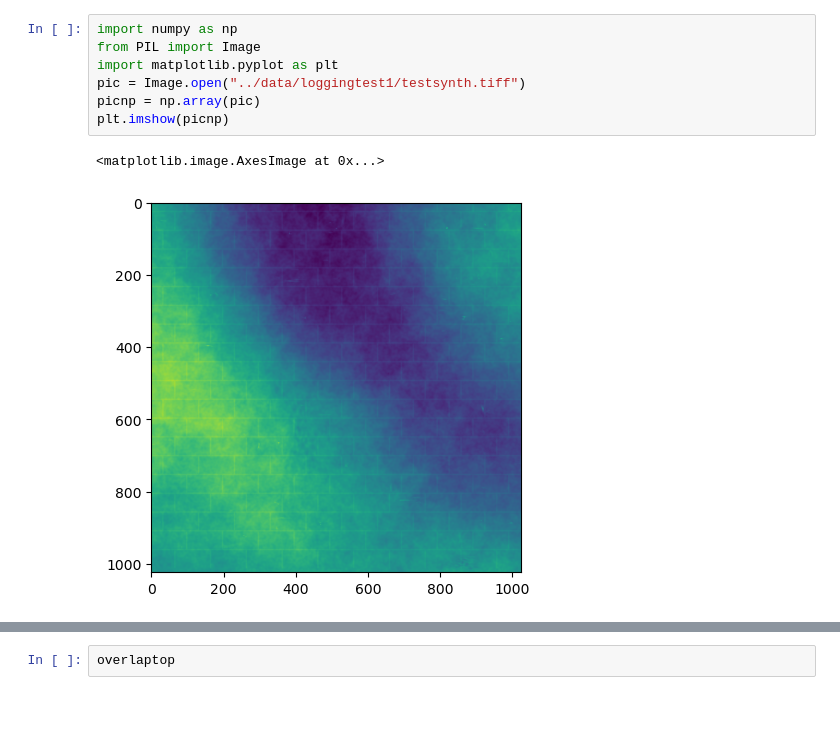
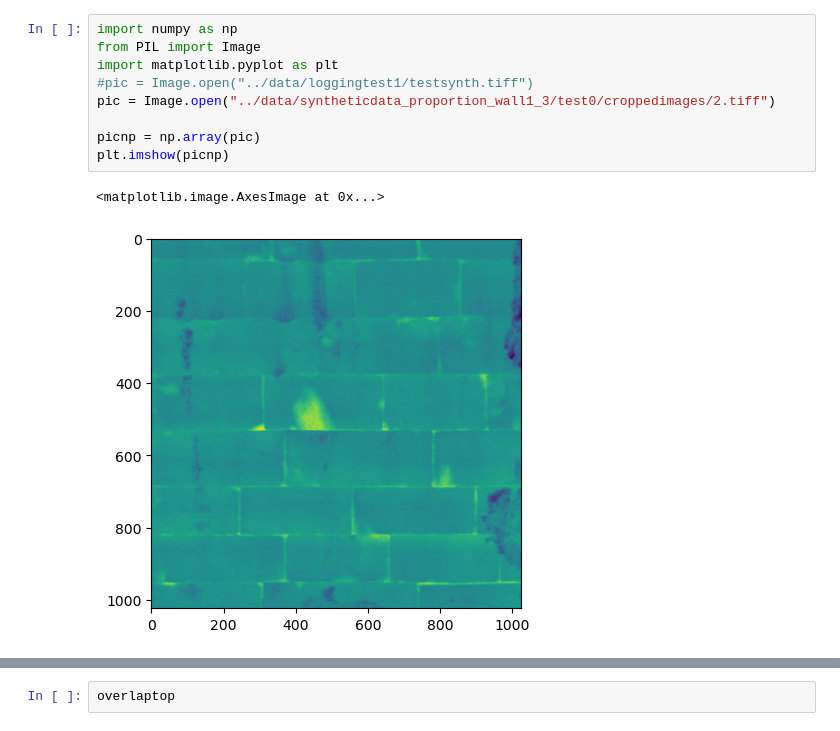
Before and after one commit to Mysterymanreturns/MasonryDefectSegmentation, a Jupyter notebook: openImage.ipynb, the cells around one changed output, grey strips where cells are left out. Drawn from its saved outputs; the diff is of its cells as text.

```diff
--- a/openImage.ipynb
+++ b/openImage.ipynb
@@ -1,11 +1,13 @@
 # %%
 import numpy as np
 from PIL import Image
 import matplotlib.pyplot as plt
-pic = Image.open("../data/loggingtest1/testsynth.tiff")
+#pic = Image.open("../data/loggingtest1/testsynth.tiff")
+pic = Image.open("../data/syntheticdata_proportion_wall1_3/test0/croppedimages/2.tiff")
+
 picnp = np.array(pic)
 plt.imshow(picnp)
 # %% [output]
 <matplotlib.image.AxesImage at 0x...>
-[figure, old version]
+[figure, new version]
 # %%
```
Also changed, not shown: parts of 12 cells of this notebook, 18 other files.
